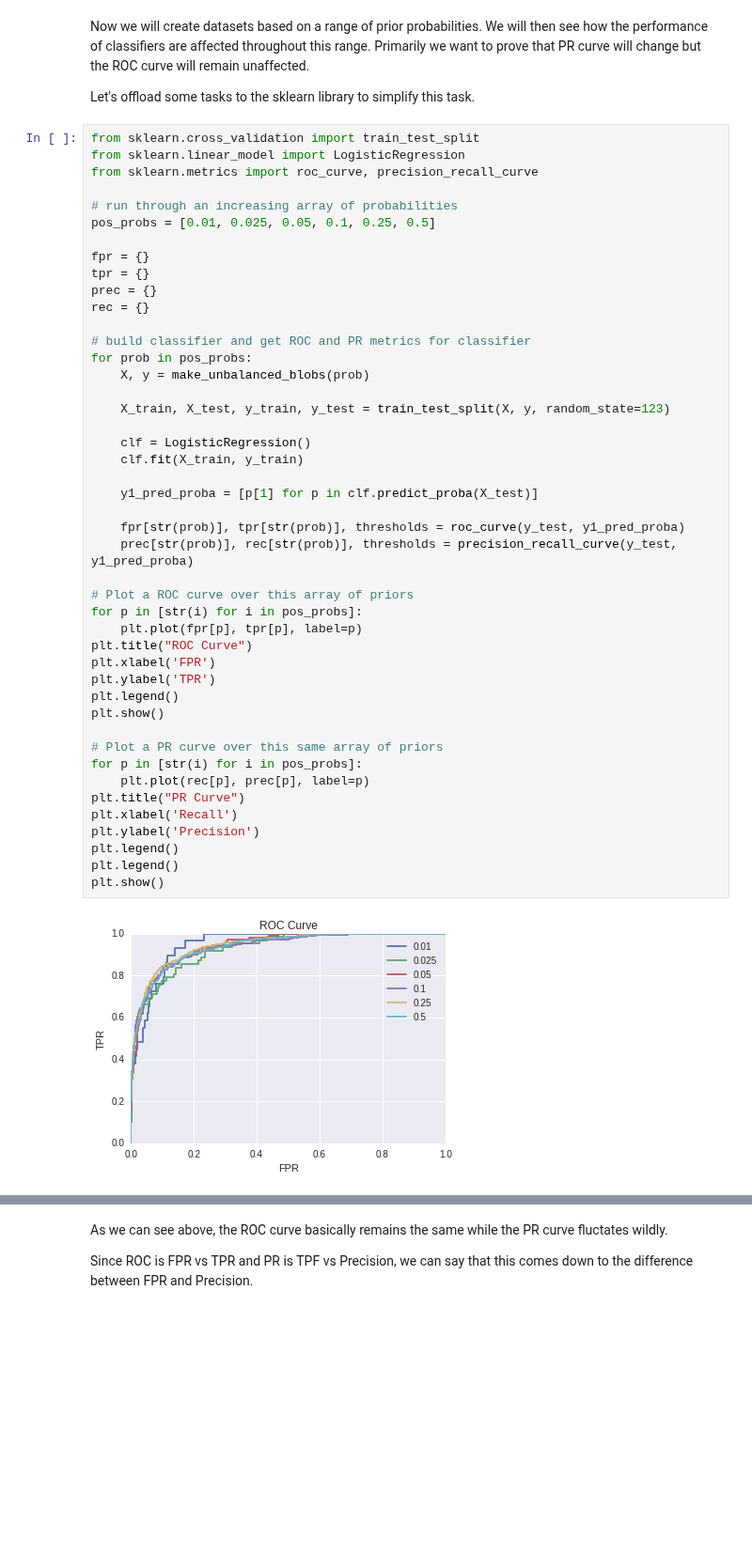
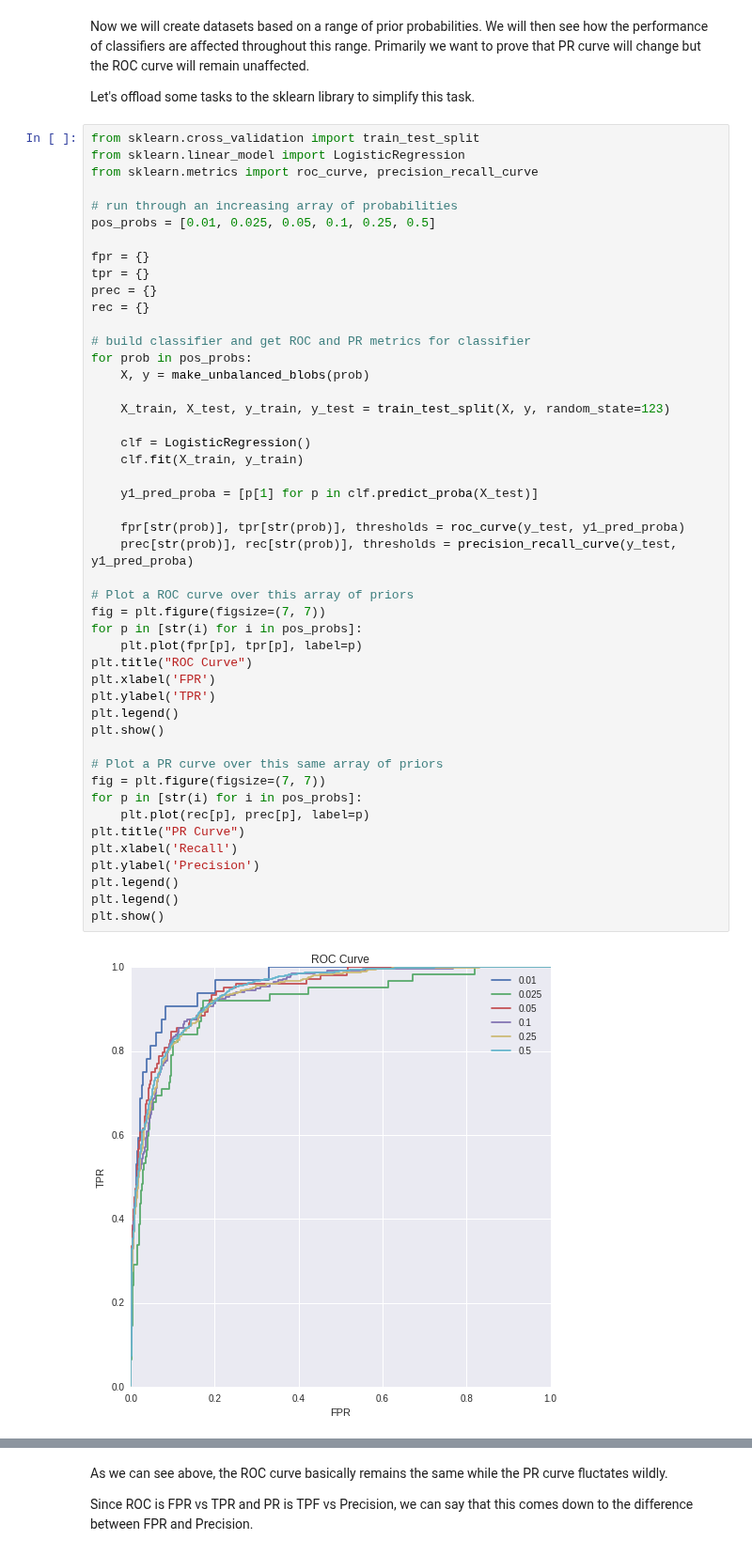
Before and after one commit to jakechen/learning, a Jupyter notebook: exercises/roc_practice.ipynb, the cells around one changed output, grey strips where cells are left out. Shown at 94% size. Cells and saved outputs as stored; diff of their text form; blank space fills up the shorter version.

```diff
--- a/exercises/roc_practice.ipynb
+++ b/exercises/roc_practice.ipynb
@@ -246,31 +246,33 @@ for prob in pos_probs:
 
     X_train, X_test, y_train, y_test = train_test_split(X, y, random_state=123)
 
     clf = LogisticRegression()
     clf.fit(X_train, y_train)
 
     y1_pred_proba = [p[1] for p in clf.predict_proba(X_test)]
 
     fpr[str(prob)], tpr[str(prob)], thresholds = roc_curve(y_test, y1_pred_proba)
     prec[str(prob)], rec[str(prob)], thresholds = precision_recall_curve(y_test, y1_pred_proba)
 
 # Plot a ROC curve over this array of priors
+fig = plt.figure(figsize=(7, 7))
 for p in [str(i) for i in pos_probs]:
     plt.plot(fpr[p], tpr[p], label=p)
 plt.title("ROC Curve")
 plt.xlabel('FPR')
 plt.ylabel('TPR')
 plt.legend()
 plt.show()
 
 # Plot a PR curve over this same array of priors
+fig = plt.figure(figsize=(7, 7))
 for p in [str(i) for i in pos_probs]:
     plt.plot(rec[p], prec[p], label=p)
 plt.title("PR Curve")
 plt.xlabel('Recall')
 plt.ylabel('Precision')
 plt.legend()
 plt.legend()
 plt.show()
 # %% [output]
-[figure, old version]
+[figure, new version]
```
Also changed, not shown: parts of 6 cells of this notebook.
